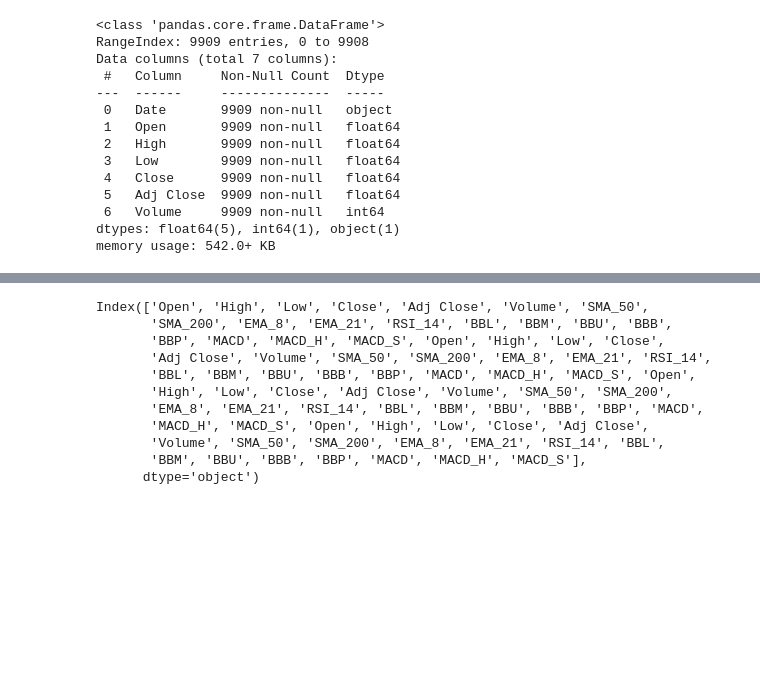
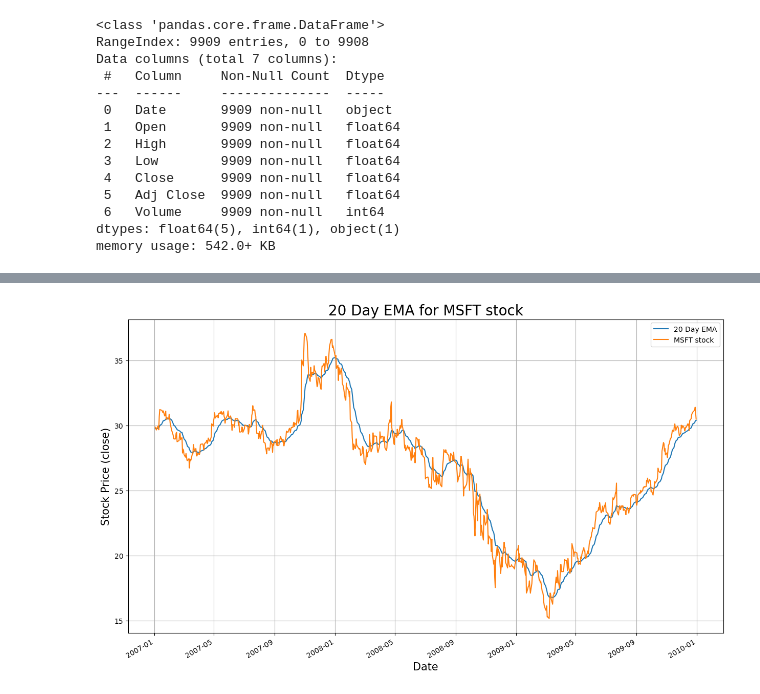
Before and after one commit to acody14/Stock-Prediction-LSTM-RNN, a Jupyter notebook: Data Wrangling.ipynb, the cells around one changed output, grey strips where cells are left out. Cells and saved outputs as stored; diff of their text form; code cells hidden in the pictures; blank space fills up the shorter version.

```diff
--- a/Data Wrangling.ipynb
+++ b/Data Wrangling.ipynb
@@ -201,10 +147,0 @@ formatter('A')
-# %%
-# testing with Amazon, Microsoft, and Apple
-df = formatter('A')
-df['Stock'] =
-
-symbols = ['AMZN','MSFT','AAPL']
-
-for symbol in symbols:
-    new_df = formatter(symbol)
-    df = pd.concat([df, new_df], axis=0)
@@ -211,13 +180,25 @@ for symbol in symbols:
+# %%
+def plot_ema(symbol, start_year, end_year):
+    '''
+    Exponential Moving Average - more recent values are weighted more heavily within time window
+    takes stock symbol and integer start and end years
+    plots that stock over that time window along with the 20 day exponential moving average
+    '''
+    # generating dataframe
+    df = formatter(symbol)
+    df = date_selector(df,start_year,end_year)
+
+    plt.figure(figsize=(15,9))
+
+    df['EMA_20'].plot(label='20 Day EMA')
+    df['Close'].plot(label=f"{symbol} stock")
+
+    plt.grid(True)
+    plt.title('20 Day EMA for ' + symbol + ' stock', color = 'black', fontsize = 20)
+    plt.xlabel('Date', color = 'black', fontsize = 15)
+    plt.ylabel('Stock Price (close)', color = 'black', fontsize = 15);
+    plt.legend()
 # %%
+plot_ema('MSFT',2007,2010)
 # %% [output]
-Index(['Open', 'High', 'Low', 'Close', 'Adj Close', 'Volume', 'SMA_50',
-       'SMA_200', 'EMA_8', 'EMA_21', 'RSI_14', 'BBL', 'BBM', 'BBU', 'BBB',
-       'BBP', 'MACD', 'MACD_H', 'MACD_S', 'Open', 'High', 'Low', 'Close',
-       'Adj Close', 'Volume', 'SMA_50', 'SMA_200', 'EMA_8', 'EMA_21', 'RSI_14',
-       'BBL', 'BBM', 'BBU', 'BBB', 'BBP', 'MACD', 'MACD_H', 'MACD_S', 'Open',
-       'High', 'Low', 'Close', 'Adj Close', 'Volume', 'SMA_50', 'SMA_200',
-       'EMA_8', 'EMA_21', 'RSI_14', 'BBL', 'BBM', 'BBU', 'BBB', 'BBP', 'MACD',
-       'MACD_H', 'MACD_S', 'Open', 'High', 'Low', 'Close', 'Adj Close',
-       'Volume', 'SMA_50', 'SMA_200', 'EMA_8', 'EMA_21', 'RSI_14', 'BBL',
-       'BBM', 'BBU', 'BBB', 'BBP', 'MACD', 'MACD_H', 'MACD_S'],
-      dtype='object')
+[figure, added]
```
Also changed, not shown: parts of 26 cells of this notebook, 1 other file.
